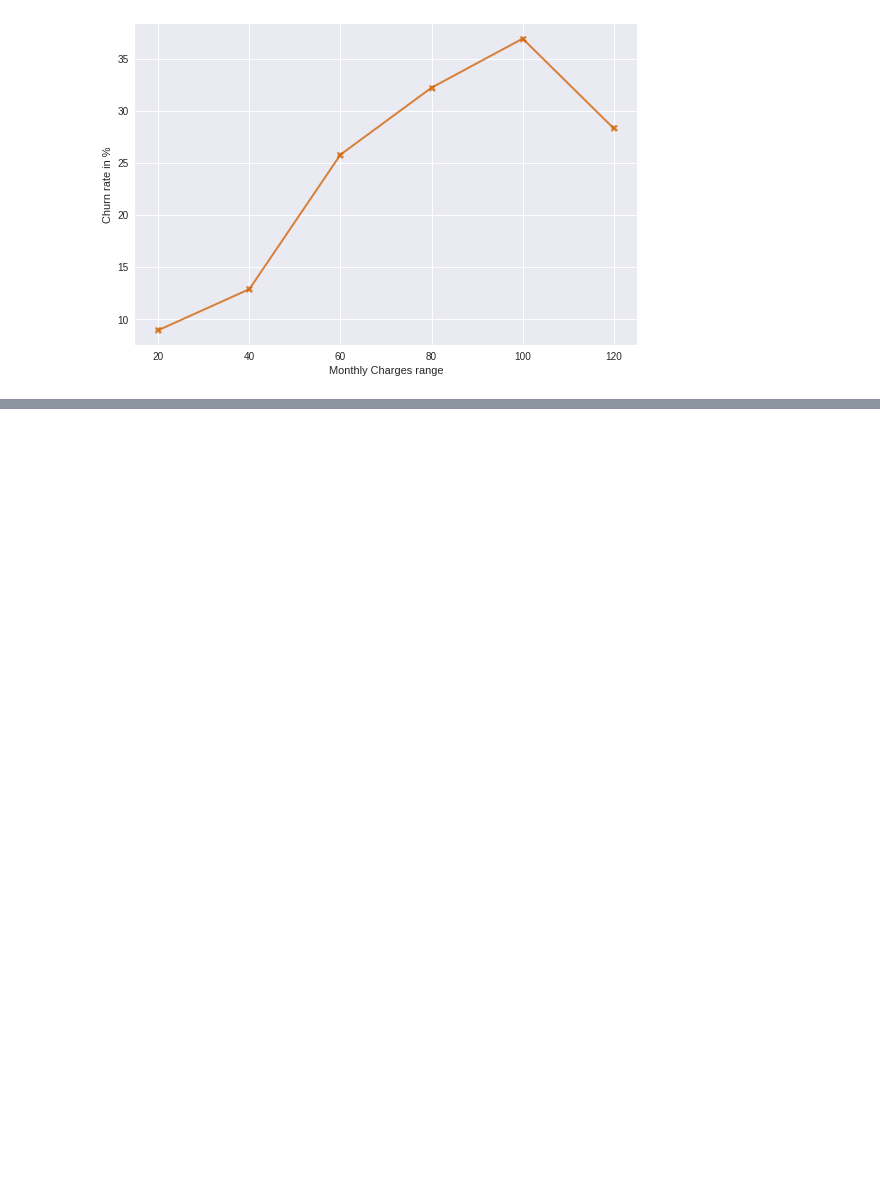
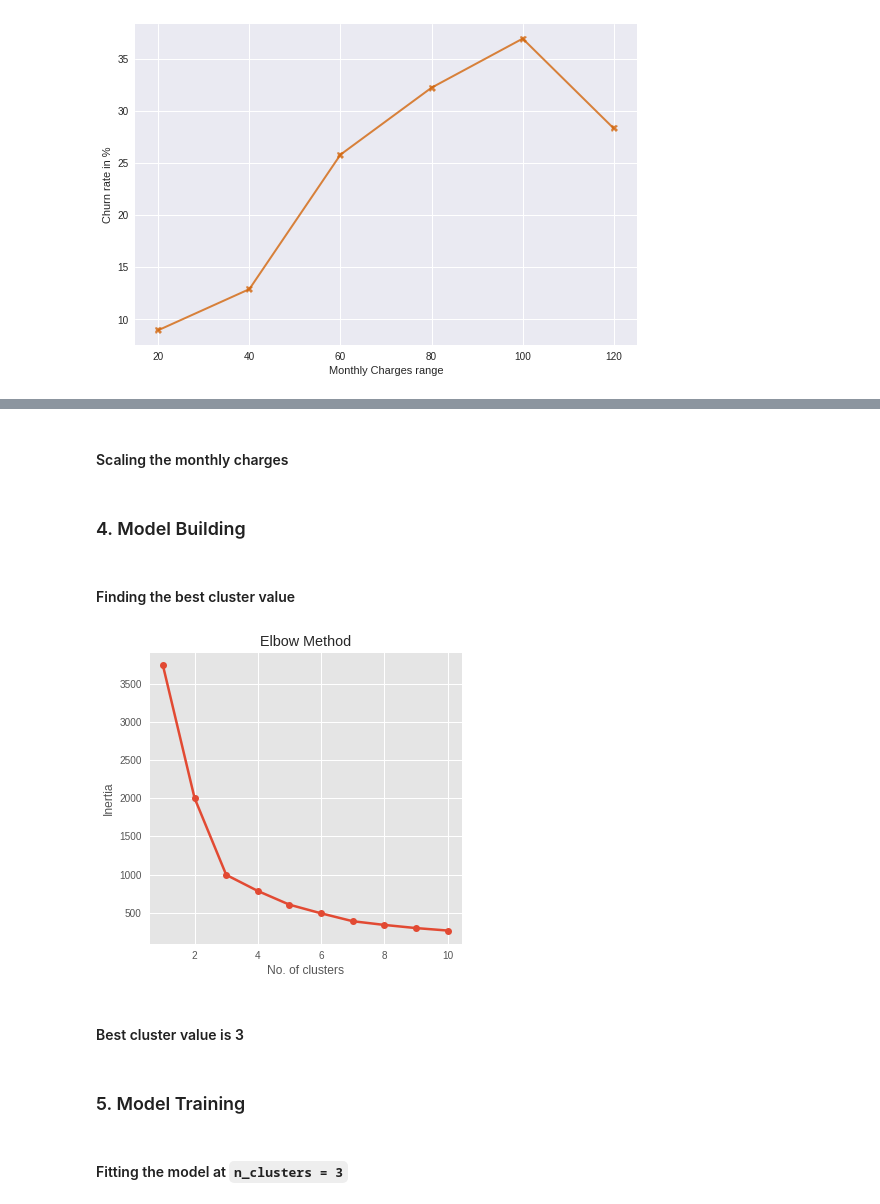
Before and after one commit to oxfordinette/ml-pre-built-templates, a Jupyter notebook: Clustering/Clustering.ipynb, the cells around one changed output, grey strips where cells are left out. Saved outputs shown, nothing was run; the diff lists cells and outputs as text; code cells hidden in the pictures; blank space fills up the shorter version.

```diff
--- a/Clustering/Clustering.ipynb
+++ b/Clustering/Clustering.ipynb
@@ -364,0 +383,13 @@ plt.show()
+# %%
+# Features
+X = telco_user_churn.loc[telco_user_churn.Churn == 'Yes',
+                         ['MonthlyCharges', 'tenure']].values
+# %% [markdown]
+#### Scaling the monthly charges
+# %%
+from sklearn.preprocessing import StandardScaler
+
+sc = StandardScaler()
+X = sc.fit_transform(X)
+# %% [markdown]
+### 4. Model Building
@@ -364,0 +398,25 @@ plt.show()
+# %% [markdown]
+#### Finding the best cluster value
+# %%
+plt.rcParams['figure.figsize'] = [5, 5]
+plt.style.use('ggplot')
+
+wcss = []
+for i in range(1, 11):
+    kmeans = KMeans(n_clusters=i)
+    kmeans.fit(X)
+    wcss.append(kmeans.inertia_)
+
+plt.plot(range(1, 11), wcss, marker='o', linewidth=2.5)
+plt.xlabel('No. of clusters')
+plt.ylabel('Inertia')
+plt.title('Elbow Method')
+plt.show()
+# %% [output]
+[figure, added]
+# %% [markdown]
+#### Best cluster value is 3
+# %% [markdown]
+### 5. Model Training
+# %% [markdown]
+#### Fitting the model at `n_clusters = 3`
```
Also changed, not shown: parts of 21 cells of this notebook.
